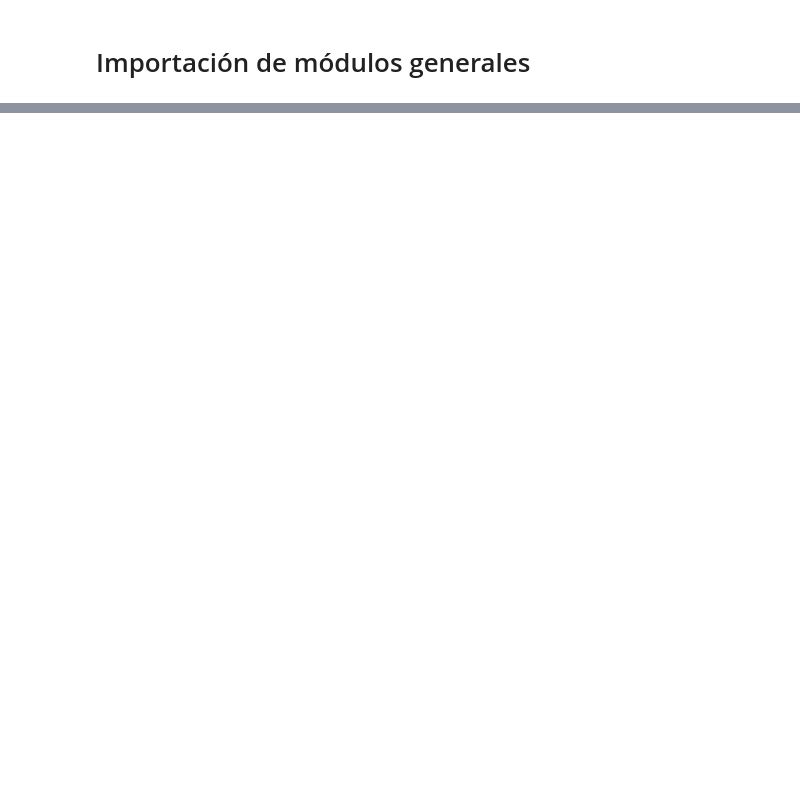
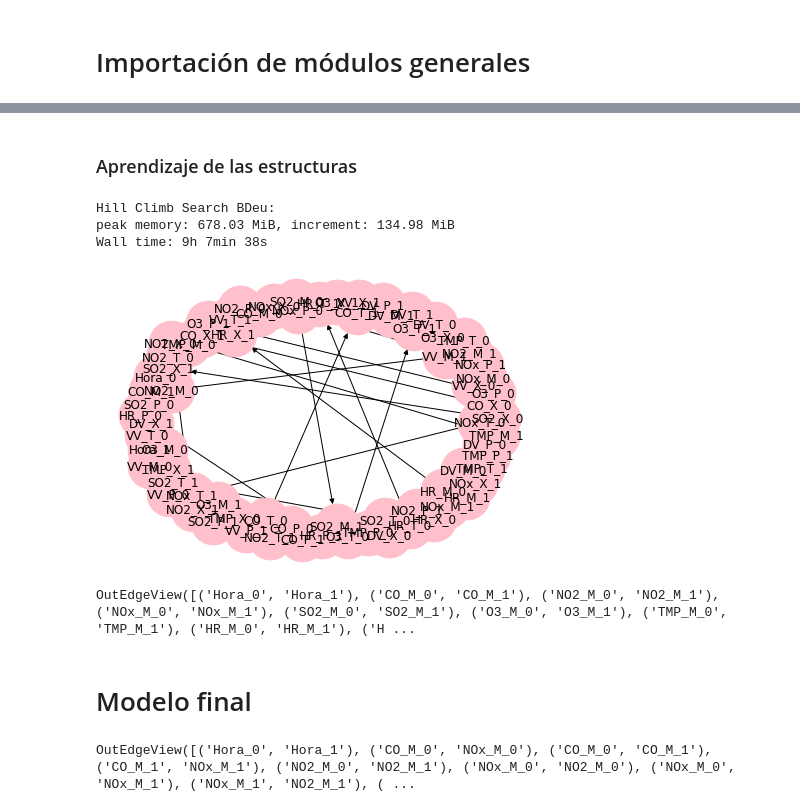
Before and after one commit to RafaRuz/pgm, a Jupyter notebook: pollution_mexico_city.ipynb, the cells around one changed output, grey strips where cells are left out. Saved outputs shown, nothing was run; the diff lists cells and outputs as text; code cells hidden in the pictures; blank space fills up the shorter version.

```diff
--- a/pollution_mexico_city.ipynb
+++ b/pollution_mexico_city.ipynb
@@ -145,0 +413,19 @@ Importamos el modelo **BayesianNetwork** de la librería.
+# %% [markdown]
+### Aprendizaje de las estructuras
+# %%
+print("\nHill Climb Search BDeu:")
+%time %memit hc_bdeu_temporal_structure = hc_bdeu.estimate(white_list=white_list)
+# %% [output]
+Hill Climb Search BDeu:
+peak memory: 678.03 MiB, increment: 134.98 MiB
+Wall time: 9h 7min 38s
+# %%
+plot_pgmpy_bn(hc_bdeu_temporal_structure)
+# %% [output]
+[figure, added]
+# %%
+hc_bdeu_temporal_structure.edges
+# %% [output]
+OutEdgeView([('Hora_0', 'Hora_1'), ('CO_M_0', 'CO_M_1'), ('NO2_M_0', 'NO2_M_1'), ('NOx_M_0', 'NOx_M_1'), ('SO2_M_0', 'SO2_M_1'), ('O3_M_0', 'O3_M_1'), ('TMP_M_0', 'TMP_M_1'), ('HR_M_0', 'HR_M_1'), ('H ...
+# %% [markdown]
+# Modelo final
@@ -145,0 +444,4 @@ Importamos el modelo **BayesianNetwork** de la librería.
+# %%
+hc_bdeu_temporal_model.edges
+# %% [output]
+OutEdgeView([('Hora_0', 'Hora_1'), ('CO_M_0', 'NOx_M_0'), ('CO_M_0', 'CO_M_1'), ('CO_M_1', 'NOx_M_1'), ('NO2_M_0', 'NO2_M_1'), ('NOx_M_0', 'NO2_M_0'), ('NOx_M_0', 'NOx_M_1'), ('NOx_M_1', 'NO2_M_1'), ( ...
```
Also changed, not shown: parts of 107 cells of this notebook, 28 other files.
